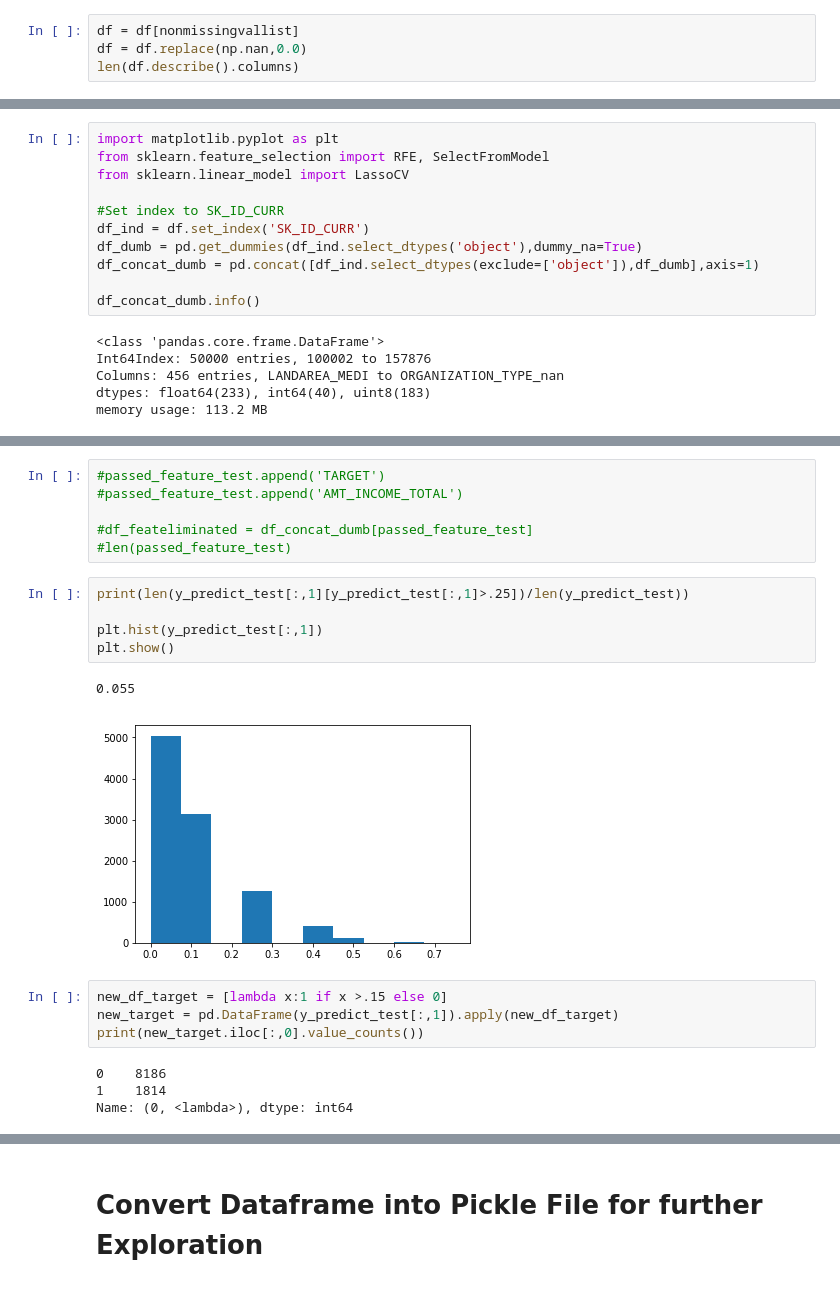
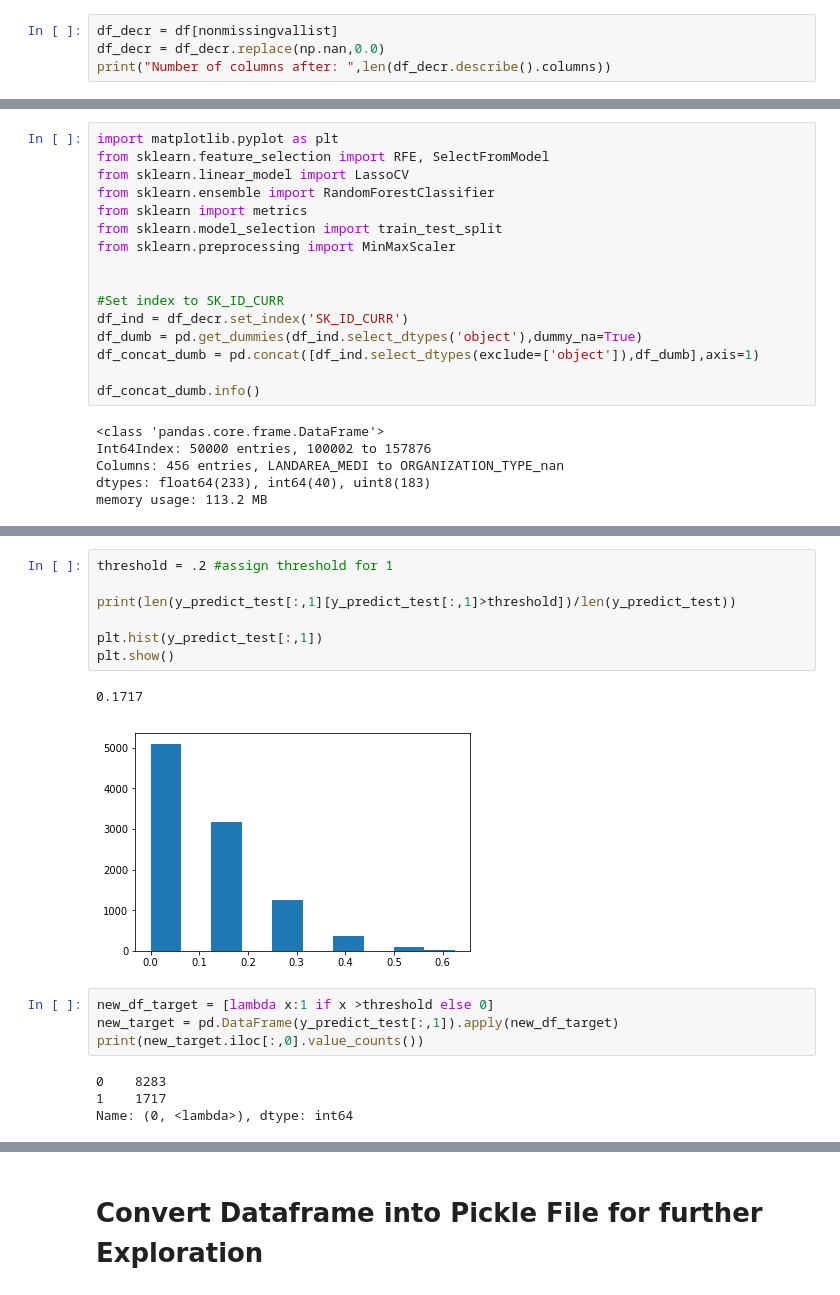
Before and after one commit to nervster/CapstoneProject1, a Jupyter notebook: Capstone1_Home_Credit_Group.ipynb, the cells around one changed output, grey strips where cells are left out. Saved outputs shown, nothing was run; the diff lists cells and outputs as text.

```diff
--- a/Capstone1_Home_Credit_Group.ipynb
+++ b/Capstone1_Home_Credit_Group.ipynb
@@ -412,5 +303,5 @@ len(df.describe().columns)
 # %%
-df = df[nonmissingvallist]
-df = df.replace(np.nan,0.0)
-len(df.describe().columns)
+df_decr = df[nonmissingvallist]
+df_decr = df_decr.replace(np.nan,0.0)
+print("Number of columns after: ",len(df_decr.describe().columns))
 # %% [output]
@@ -423,9 +314,14 @@ I currently have 185 columns with 16 Categorical columns. I will need to cut the
 import matplotlib.pyplot as plt
 from sklearn.feature_selection import RFE, SelectFromModel
 from sklearn.linear_model import LassoCV
+from sklearn.ensemble import RandomForestClassifier
+from sklearn import metrics
+from sklearn.model_selection import train_test_split
+from sklearn.preprocessing import MinMaxScaler
+
 
 #Set index to SK_ID_CURR
-df_ind = df.set_index('SK_ID_CURR')
+df_ind = df_decr.set_index('SK_ID_CURR')
 df_dumb = pd.get_dummies(df_ind.select_dtypes('object'),dummy_na=True)
 df_concat_dumb = pd.concat([df_ind.select_dtypes(exclude=['object']),df_dumb],axis=1)
 
@@ -494,24 +376,20 @@ print(y_predict_test)
-# %%
-#passed_feature_test.append('TARGET')
-#passed_feature_test.append('AMT_INCOME_TOTAL')
-
-#df_feateliminated = df_concat_dumb[passed_feature_test]
-#len(passed_feature_test)
 # %%
-print(len(y_predict_test[:,1][y_predict_test[:,1]>.25])/len(y_predict_test))
+threshold = .2 #assign threshold for 1
+
+print(len(y_predict_test[:,1][y_predict_test[:,1]>threshold])/len(y_predict_test))
 
 plt.hist(y_predict_test[:,1])
 plt.show()
 # %% [output]
-0.055
+0.1717
-[figure, old version]
+[figure, new version]
 # %%
-new_df_target = [lambda x:1 if x >.15 else 0]
+new_df_target = [lambda x:1 if x >threshold else 0]
 new_target = pd.DataFrame(y_predict_test[:,1]).apply(new_df_target)
 print(new_target.iloc[:,0].value_counts())
 # %% [output]
-0    8186
-1    1814
+0    8283
+1    1717
 Name: (0, <lambda>), dtype: int64
 # %%
 auc_test = metrics.roc_auc_score(y_test, new_target.values)
```
Also changed, not shown: parts of 43 cells of this notebook.
